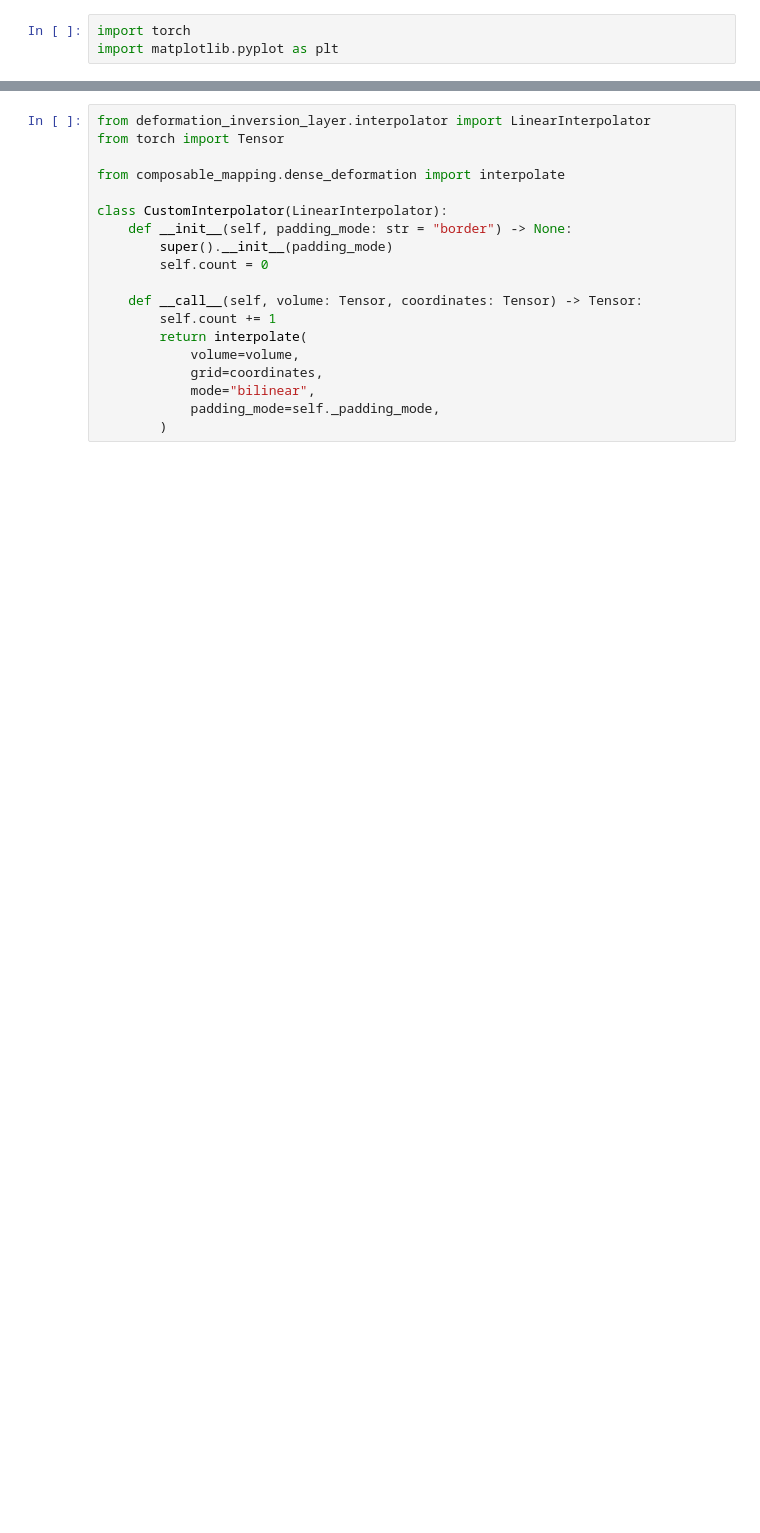
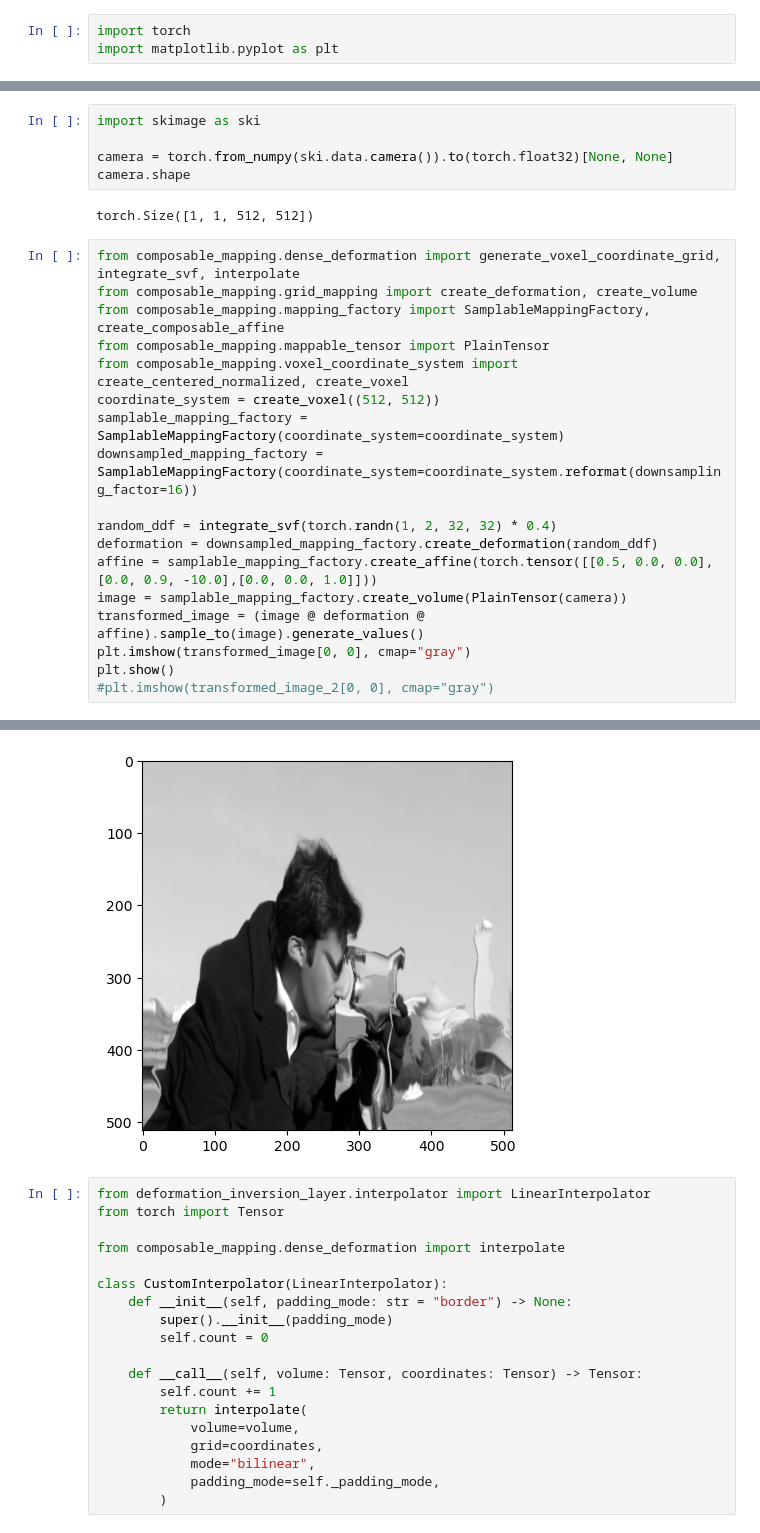
Before and after one commit to honkamj/composable-mapping, a Jupyter notebook: src/composable_mapping/testing.ipynb, the cells around one changed output, grey strips where cells are left out. Cells and saved outputs as stored; diff of their text form; blank space fills up the shorter version.

Commit message:
Refactor to allow for grid transformations

```diff
--- a/src/composable_mapping/testing.ipynb
+++ b/src/composable_mapping/testing.ipynb
@@ -25,0 +20,26 @@ computing
+# %%
+import skimage as ski
+
+camera = torch.from_numpy(ski.data.camera()).to(torch.float32)[None, None]
+camera.shape
+# %% [output]
+torch.Size([1, 1, 512, 512])
+# %%
+from composable_mapping.dense_deformation import generate_voxel_coordinate_grid, integrate_svf, interpolate
+from composable_mapping.grid_mapping import create_deformation, create_volume
+from composable_mapping.mapping_factory import SamplableMappingFactory, create_composable_affine
+from composable_mapping.mappable_tensor import PlainTensor
+from composable_mapping.voxel_coordinate_system import create_centered_normalized, create_voxel
+coordinate_system = create_voxel((512, 512))
+samplable_mapping_factory = SamplableMappingFactory(coordinate_system=coordinate_system)
+downsampled_mapping_factory = SamplableMappingFactory(coordinate_system=coordinate_system.reformat(downsampling_factor=16))
+
+random_ddf = integrate_svf(torch.randn(1, 2, 32, 32) * 0.4)
+deformation = downsampled_mapping_factory.create_deformation(random_ddf)
+affine = samplable_mapping_factory.create_affine(torch.tensor([[0.5, 0.0, 0.0], [0.0, 0.9, -10.0],[0.0, 0.0, 1.0]]))
+image = samplable_mapping_factory.create_volume(PlainTensor(camera))
+transformed_image = (image @ deformation @ affine).sample_to(image).generate_values()
+plt.imshow(transformed_image[0, 0], cmap="gray")
+plt.show()
+#plt.imshow(transformed_image_2[0, 0], cmap="gray")
+# %% [output]
@@ -26,3 +63,4 @@ computing
+[figure, added]
 # %%
 from deformation_inversion_layer.interpolator import LinearInterpolator
 from torch import Tensor
```
Also changed, not shown: parts of 6 cells of this notebook, 21 other files.
